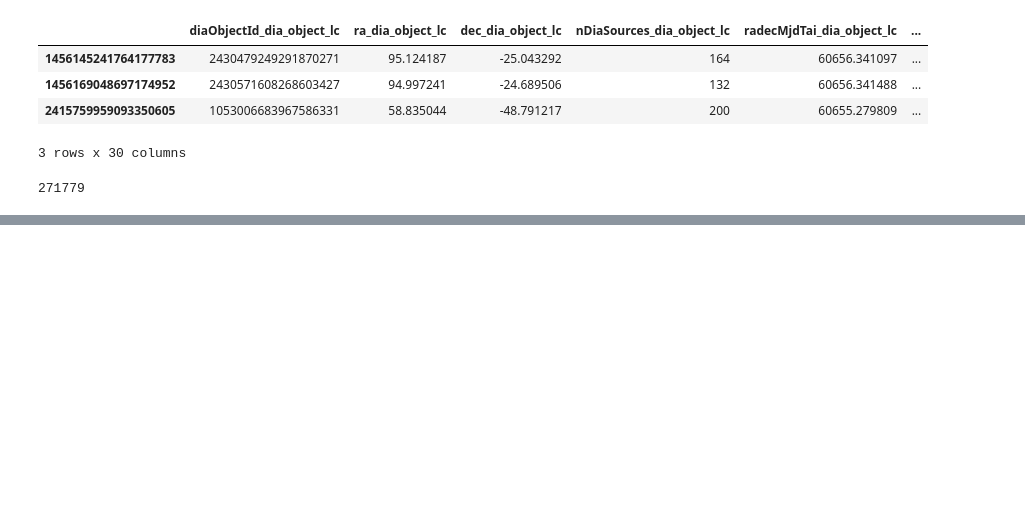
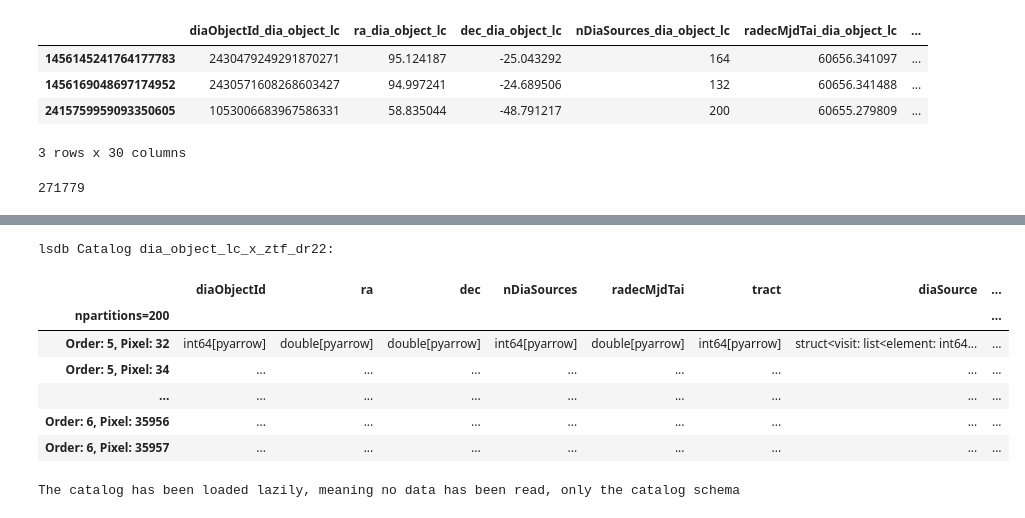
Before and after one commit to lsst-sitcom/linccf, a Jupyter notebook: internal/march_sprint/5.other_periodic_to_rubin/period_comparison.ipynb, the cells around one changed output, grey strips where cells are left out. Drawn from its saved outputs; the diff is of its cells as text; code cells hidden in the pictures; blank space fills up the shorter version.

```diff
--- a/internal/march_sprint/5.other_periodic_to_rubin/period_comparison.ipynb
+++ b/internal/march_sprint/5.other_periodic_to_rubin/period_comparison.ipynb
@@ -325,0 +545,12 @@ len(rrlyr_cat)
+# %%
+lsdb.read_hats('/sdf/data/rubin/shared/lsdb_commissioning/hats/w_2025_11/dia_object_lc_x_ztf_dr22')
+# %% [output]
+lsdb Catalog dia_object_lc_x_ztf_dr22:
+|  | diaObjectId | ra | dec | nDiaSources | radecMjdTai | tract | diaSource | ... |
+| npartitions=200 |  |  |  |  |  |  |  | ... |
+| Order: 5, Pixel: 32 | int64[pyarrow] | double[pyarrow] | double[pyarrow] | int64[pyarrow] | double[pyarrow] | int64[pyarrow] | struct<visit: list<element: int64... | ... |
+| Order: 5, Pixel: 34 | ... | ... | ... | ... | ... | ... | ... | ... |
+| ... | ... | ... | ... | ... | ... | ... | ... | ... |
+| Order: 6, Pixel: 35956 | ... | ... | ... | ... | ... | ... | ... | ... |
+| Order: 6, Pixel: 35957 | ... | ... | ... | ... | ... | ... | ... | ... |
+The catalog has been loaded lazily, meaning no data has been read, only the catalog schema
```
Also changed, not shown: parts of 25 cells of this notebook.
